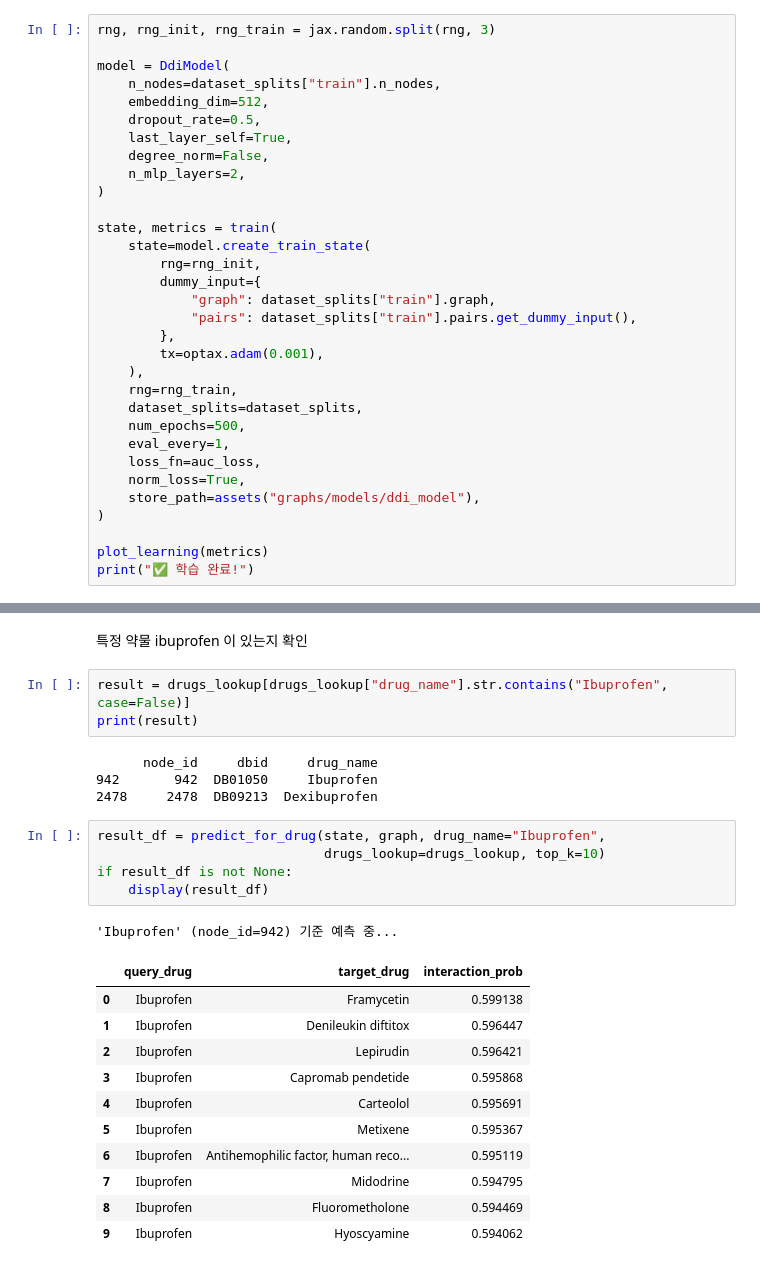
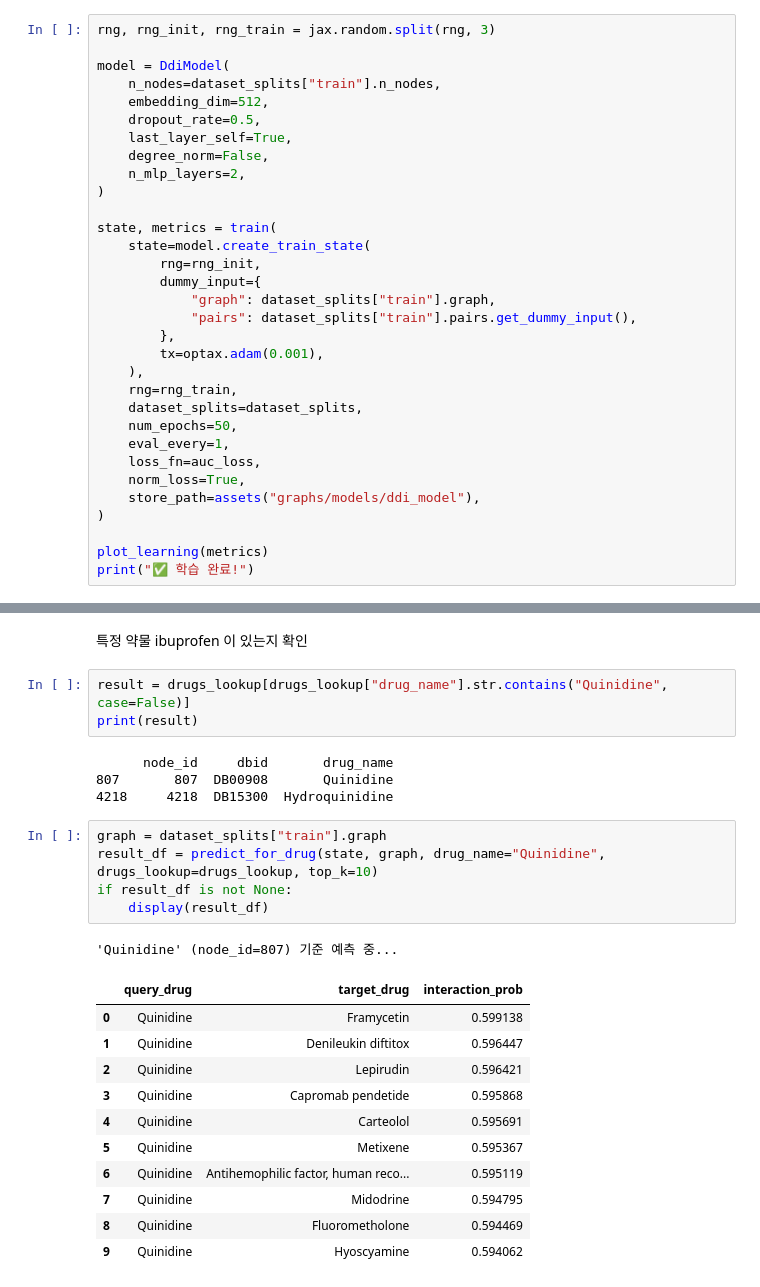
Before and after one commit to 202397101/DDI, a Jupyter notebook: ddi_node500.ipynb, the cells around one changed output, grey strips where cells are left out. Cells and saved outputs as stored; diff of their text form.

```diff
--- a/ddi_node500.ipynb
+++ b/ddi_node500.ipynb
@@ -191,7 +184,7 @@ state, metrics = train(
     ),
     rng=rng_train,
     dataset_splits=dataset_splits,
-    num_epochs=500,
+    num_epochs=50,
     eval_every=1,
     loss_fn=auc_loss,
     norm_loss=True,
@@ -250,30 +310,30 @@ def predict_for_drug(state, graph, drug_name, drugs_lookup, top_k=10):
 # %% [markdown]
 특정 약물 ibuprofen 이 있는지 확인
 # %%
-result = drugs_lookup[drugs_lookup["drug_name"].str.contains("Ibuprofen", case=False)]
+result = drugs_lookup[drugs_lookup["drug_name"].str.contains("Quinidine", case=False)]
 print(result)
 # %% [output]
-      node_id     dbid     drug_name
-942       942  DB01050     Ibuprofen
-2478     2478  DB09213  Dexibuprofen
+      node_id     dbid       drug_name
+807       807  DB00908       Quinidine
+4218     4218  DB15300  Hydroquinidine
 # %%
-result_df = predict_for_drug(state, graph, drug_name="Ibuprofen",
-                             drugs_lookup=drugs_lookup, top_k=10)
+graph = dataset_splits["train"].graph
+result_df = predict_for_drug(state, graph, drug_name="Quinidine", drugs_lookup=drugs_lookup, top_k=10)
 if result_df is not None:
     display(result_df)
 # %% [output]
-'Ibuprofen' (node_id=942) 기준 예측 중...
+'Quinidine' (node_id=807) 기준 예측 중...
 |  | query_drug | target_drug | interaction_prob |
-| 0 | Ibuprofen | Framycetin | 0.599138 |
-| 1 | Ibuprofen | Denileukin diftitox | 0.596447 |
-| 2 | Ibuprofen | Lepirudin | 0.596421 |
-| 3 | Ibuprofen | Capromab pendetide | 0.595868 |
-| 4 | Ibuprofen | Carteolol | 0.595691 |
-| 5 | Ibuprofen | Metixene | 0.595367 |
-| 6 | Ibuprofen | Antihemophilic factor, human reco... | 0.595119 |
-| 7 | Ibuprofen | Midodrine | 0.594795 |
-| 8 | Ibuprofen | Fluorometholone | 0.594469 |
-| 9 | Ibuprofen | Hyoscyamine | 0.594062 |
+| 0 | Quinidine | Framycetin | 0.599138 |
+| 1 | Quinidine | Denileukin diftitox | 0.596447 |
+| 2 | Quinidine | Lepirudin | 0.596421 |
+| 3 | Quinidine | Capromab pendetide | 0.595868 |
+| 4 | Quinidine | Carteolol | 0.595691 |
+| 5 | Quinidine | Metixene | 0.595367 |
+| 6 | Quinidine | Antihemophilic factor, human reco... | 0.595119 |
+| 7 | Quinidine | Midodrine | 0.594795 |
+| 8 | Quinidine | Fluorometholone | 0.594469 |
+| 9 | Quinidine | Hyoscyamine | 0.594062 |
 # %%
 import networkx as nx
 import matplotlib.pyplot as plt
```
Also changed, not shown: parts of 5 cells of this notebook.
